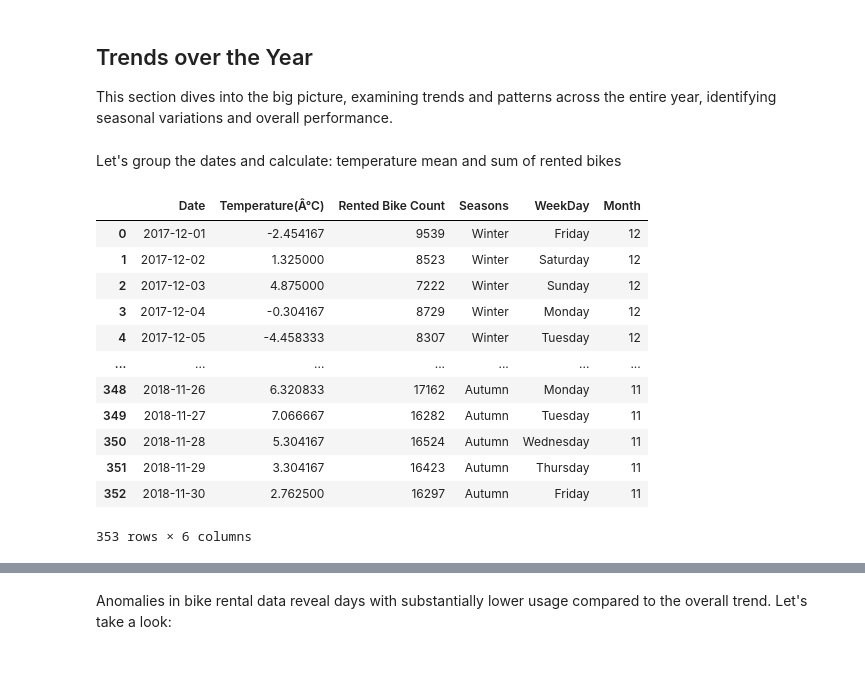
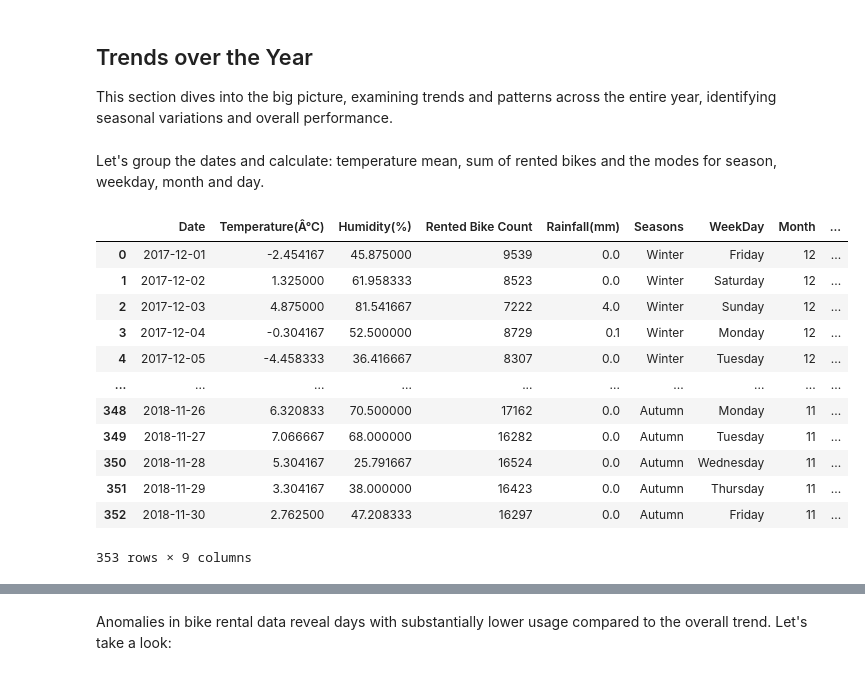
Before and after one commit to LucasParreirasDS/BikeRent, a Jupyter notebook: code/ExploratoryAnalysis1.ipynb, the cells around one changed output, grey strips where cells are left out. Drawn from its saved outputs; the diff is of its cells as text; code cells hidden in the pictures.

```diff
--- a/code/ExploratoryAnalysis1.ipynb
+++ b/code/ExploratoryAnalysis1.ipynb
@@ -16,7 +17,7 @@ warnings.simplefilter("ignore")
 # %% [markdown]
 Loading preprocessed dataset and transforming column of date to datetime
 # %%
-og = pd.read_csv('../data/processed/SeoulBikeData2.csv', encoding='cp1252')
+og = pd.read_csv('../data/processed/SeoulBikeDataEDA.csv', encoding='cp1252')
 df = og.copy()
 df['Date'] = pd.to_datetime(df['Date'], format='%d/%m/%Y')
 df
@@ -88,33 +151,36 @@ Considerable correlations with our target: Date, Hour, Temperature and Seasons
 ## Trends over the Year
 This section dives into the big picture, examining trends and patterns across the entire year, identifying seasonal variations and overall performance.
 # %% [markdown]
-Let's group the dates and calculate: temperature mean and sum of rented bikes
+Let's group the dates and calculate: temperature mean, sum of rented bikes and the modes for season, weekday, month and day.
 # %%
-data_plot = work[['Date', 'Temperature(Â°C)', 'Rented Bike Count', 'Seasons', 'WeekDay', 'Month']].groupby('Date', axis=0).agg(
+data_plot = work[['Date', 'Temperature(Â°C)', 'Humidity(%)', 'Rainfall(mm)', 'Rented Bike Count', 'Seasons', 'WeekDay', 'Month', 'Day']].groupby('Date', axis=0).agg(
     {
         'Temperature(Â°C)': lambda x: x.mean(),
+        'Humidity(%)': lambda x: x.mean(),
         'Rented Bike Count': lambda x: x.sum(),
+        'Rainfall(mm)': lambda x: x.sum(),
         'Seasons': lambda x: x.mode(),
         'WeekDay': lambda x: x.mode(),
-        'Month': lambda x: x.mode()
+        'Month': lambda x: x.mode(),
+        'Day': lambda x: x.mode()
     }
 )
 data_plot = data_plot.reset_index()
 data_plot
 # %% [output]
-|  | Date | Temperature(Â°C) | Rented Bike Count | Seasons | WeekDay | Month |
-| 0 | 2017-12-01 | -2.454167 | 9539 | Winter | Friday | 12 |
-| 1 | 2017-12-02 | 1.325000 | 8523 | Winter | Saturday | 12 |
-| 2 | 2017-12-03 | 4.875000 | 7222 | Winter | Sunday | 12 |
-| 3 | 2017-12-04 | -0.304167 | 8729 | Winter | Monday | 12 |
-| 4 | 2017-12-05 | -4.458333 | 8307 | Winter | Tuesday | 12 |
-| ... | ... | ... | ... | ... | ... | ... |
-| 348 | 2018-11-26 | 6.320833 | 17162 | Autumn | Monday | 11 |
-| 349 | 2018-11-27 | 7.066667 | 16282 | Autumn | Tuesday | 11 |
-| 350 | 2018-11-28 | 5.304167 | 16524 | Autumn | Wednesday | 11 |
-| 351 | 2018-11-29 | 3.304167 | 16423 | Autumn | Thursday | 11 |
-| 352 | 2018-11-30 | 2.762500 | 16297 | Autumn | Friday | 11 |
+|  | Date | Temperature(Â°C) | Humidity(%) | Rented Bike Count | Rainfall(mm) | Seasons | WeekDay | Month | ... |
+| 0 | 2017-12-01 | -2.454167 | 45.875000 | 9539 | 0.0 | Winter | Friday | 12 | ... |
+| 1 | 2017-12-02 | 1.325000 | 61.958333 | 8523 | 0.0 | Winter | Saturday | 12 | ... |
+| 2 | 2017-12-03 | 4.875000 | 81.541667 | 7222 | 4.0 | Winter | Sunday | 12 | ... |
+| 3 | 2017-12-04 | -0.304167 | 52.500000 | 8729 | 0.1 | Winter | Monday | 12 | ... |
+| 4 | 2017-12-05 | -4.458333 | 36.416667 | 8307 | 0.0 | Winter | Tuesday | 12 | ... |
+| ... | ... | ... | ... | ... | ... | ... | ... | ... | ... |
+| 348 | 2018-11-26 | 6.320833 | 70.500000 | 17162 | 0.0 | Autumn | Monday | 11 | ... |
+| 349 | 2018-11-27 | 7.066667 | 68.000000 | 16282 | 0.0 | Autumn | Tuesday | 11 | ... |
+| 350 | 2018-11-28 | 5.304167 | 25.791667 | 16524 | 0.0 | Autumn | Wednesday | 11 | ... |
+| 351 | 2018-11-29 | 3.304167 | 38.000000 | 16423 | 0.0 | Autumn | Thursday | 11 | ... |
+| 352 | 2018-11-30 | 2.762500 | 47.208333 | 16297 | 0.0 | Autumn | Friday | 11 | ... |
-353 rows × 6 columns
+353 rows × 9 columns
 # %%
 plt.style.use('dark_background')
 plt.rcParams['axes.facecolor'] = '#222222'
```
Also changed, not shown: parts of 57 cells of this notebook.
